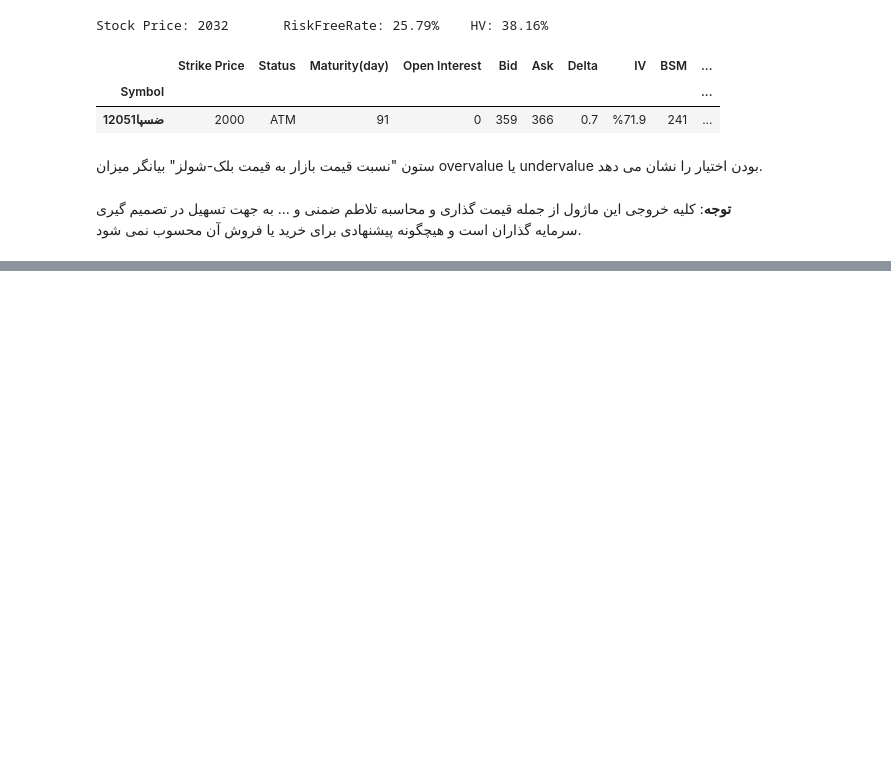
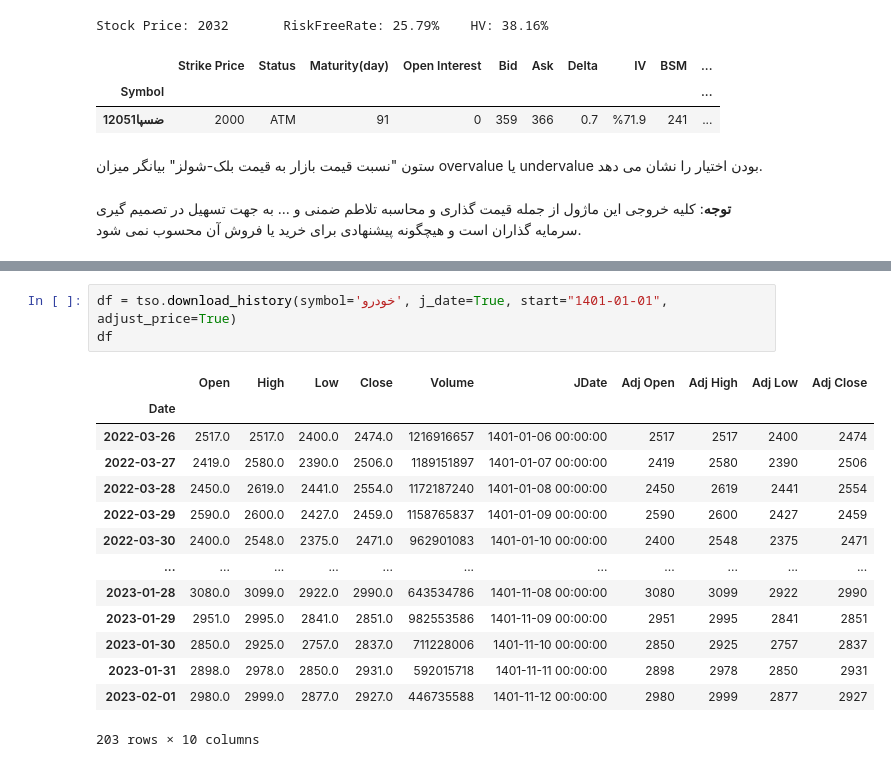
Before and after one commit to sm-sokout/tse-option, a Jupyter notebook: Example/Example.ipynb, the cells around one changed output, grey strips where cells are left out. Drawn from its saved outputs; the diff is of its cells as text; blank space fills up the shorter version.

```diff
--- a/Example/Example.ipynb
+++ b/Example/Example.ipynb
@@ -80,0 +108,18 @@ Stock Price: 2032       RiskFreeRate: 25.79%    HV: 38.16%
+# %%
+df = tso.download_history(symbol='خودرو', j_date=True, start="1401-01-01", adjust_price=True)
+df
+# %% [output]
+|  | Open | High | Low | Close | Volume | JDate | Adj Open | Adj High | Adj Low | Adj Close |
+| Date |  |  |  |  |  |  |  |  |  |  |
+| 2022-03-26 | 2517.0 | 2517.0 | 2400.0 | 2474.0 | 1216916657 | 1401-01-06 00:00:00 | 2517 | 2517 | 2400 | 2474 |
+| 2022-03-27 | 2419.0 | 2580.0 | 2390.0 | 2506.0 | 1189151897 | 1401-01-07 00:00:00 | 2419 | 2580 | 2390 | 2506 |
+| 2022-03-28 | 2450.0 | 2619.0 | 2441.0 | 2554.0 | 1172187240 | 1401-01-08 00:00:00 | 2450 | 2619 | 2441 | 2554 |
+| 2022-03-29 | 2590.0 | 2600.0 | 2427.0 | 2459.0 | 1158765837 | 1401-01-09 00:00:00 | 2590 | 2600 | 2427 | 2459 |
+| 2022-03-30 | 2400.0 | 2548.0 | 2375.0 | 2471.0 | 962901083 | 1401-01-10 00:00:00 | 2400 | 2548 | 2375 | 2471 |
+| ... | ... | ... | ... | ... | ... | ... | ... | ... | ... | ... |
+| 2023-01-28 | 3080.0 | 3099.0 | 2922.0 | 2990.0 | 643534786 | 1401-11-08 00:00:00 | 3080 | 3099 | 2922 | 2990 |
+| 2023-01-29 | 2951.0 | 2995.0 | 2841.0 | 2851.0 | 982553586 | 1401-11-09 00:00:00 | 2951 | 2995 | 2841 | 2851 |
+| 2023-01-30 | 2850.0 | 2925.0 | 2757.0 | 2837.0 | 711228006 | 1401-11-10 00:00:00 | 2850 | 2925 | 2757 | 2837 |
+| 2023-01-31 | 2898.0 | 2978.0 | 2850.0 | 2931.0 | 592015718 | 1401-11-11 00:00:00 | 2898 | 2978 | 2850 | 2931 |
+| 2023-02-01 | 2980.0 | 2999.0 | 2877.0 | 2927.0 | 446735588 | 1401-11-12 00:00:00 | 2980 | 2999 | 2877 | 2927 |
+203 rows × 10 columns
```
Also changed, not shown: parts of 14 cells of this notebook.
